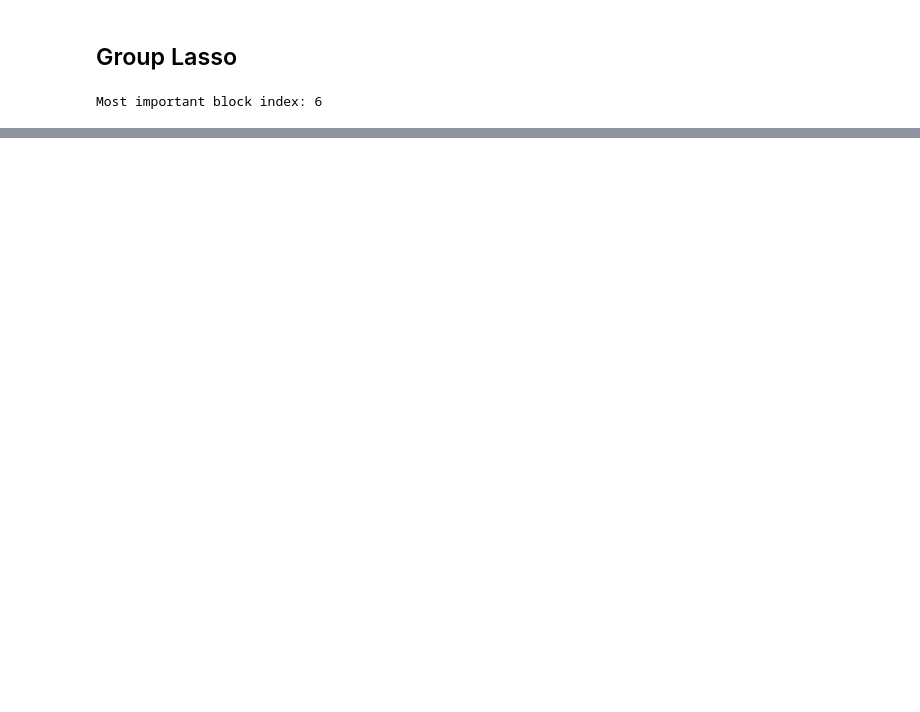
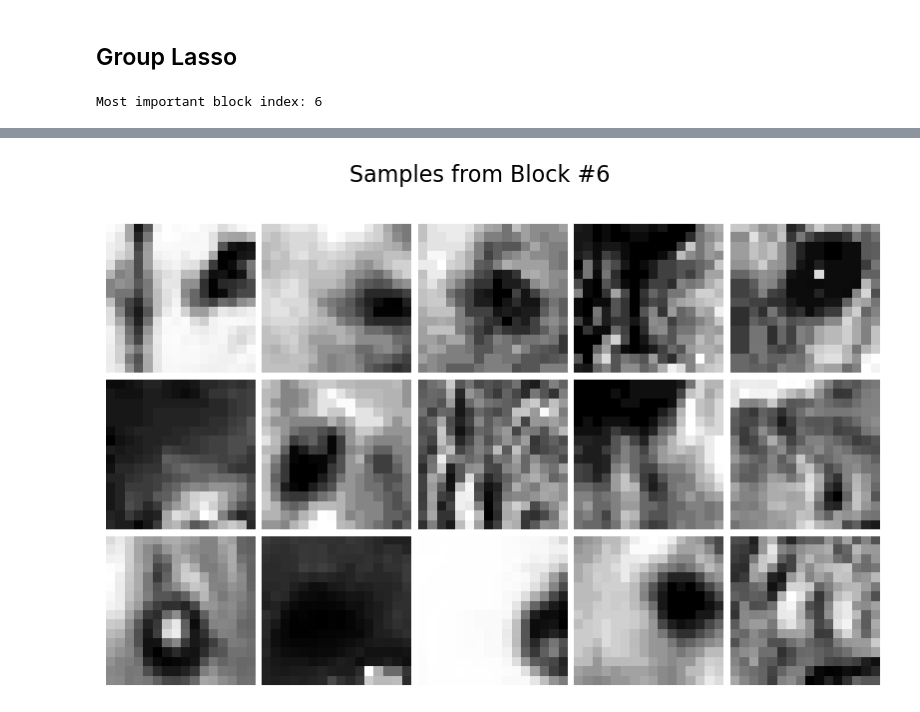
Before and after one commit to FelixJons/mve411-big-data-stats, a Jupyter notebook: assignment-3/question-2b.ipynb, the cells around one changed output, grey strips where cells are left out. Drawn from its saved outputs; the diff is of its cells as text; code cells hidden in the pictures; blank space fills up the shorter version.

```diff
--- a/assignment-3/question-2b.ipynb
+++ b/assignment-3/question-2b.ipynb
@@ -393,0 +394,33 @@ plt.show()
+# %%
+import numpy as np
+import matplotlib.pyplot as plt
+import pandas as pd
+
+# Assume df_blocks is already defined and loaded with the data
+
+def plot_image_on_ax(ax, image, pixel_size):
+    ax.imshow(image.reshape(pixel_size, pixel_size), cmap='gray', interpolation='nearest')
+    ax.axis('off')
+
+# Get all blocks from the most important block
+most_important_block = 6  # Example block number, change accordingly
+most_important_block_data = df_blocks[df_blocks["Block"] == most_important_block]
+most_important_block_data = most_important_block_data.iloc[:, :-2].values
+
+# Sample random blocks from the most important block
+n_samples = 15
+n_plot_rows = 3
+
+sampled_blocks = most_important_block_data[np.random.choice(most_important_block_data.shape[0], n_samples, replace=False)]
+
+fig, axes = plt.subplots(n_plot_rows, n_samples // n_plot_rows, figsize=(10, 6))
+axes = axes.ravel()
+
+for i, ax in enumerate(axes):
+    plot_image_on_ax(ax, sampled_blocks[i], pixel_size=16)
+
+plt.suptitle('Samples from Block #6', fontsize=16)
+plt.subplots_adjust(wspace=0.05, hspace=0.05)
+plt.show()
+# %% [output]
+[figure, added]
```
Also changed, not shown: parts of 5 cells of this notebook, 2 other files.
